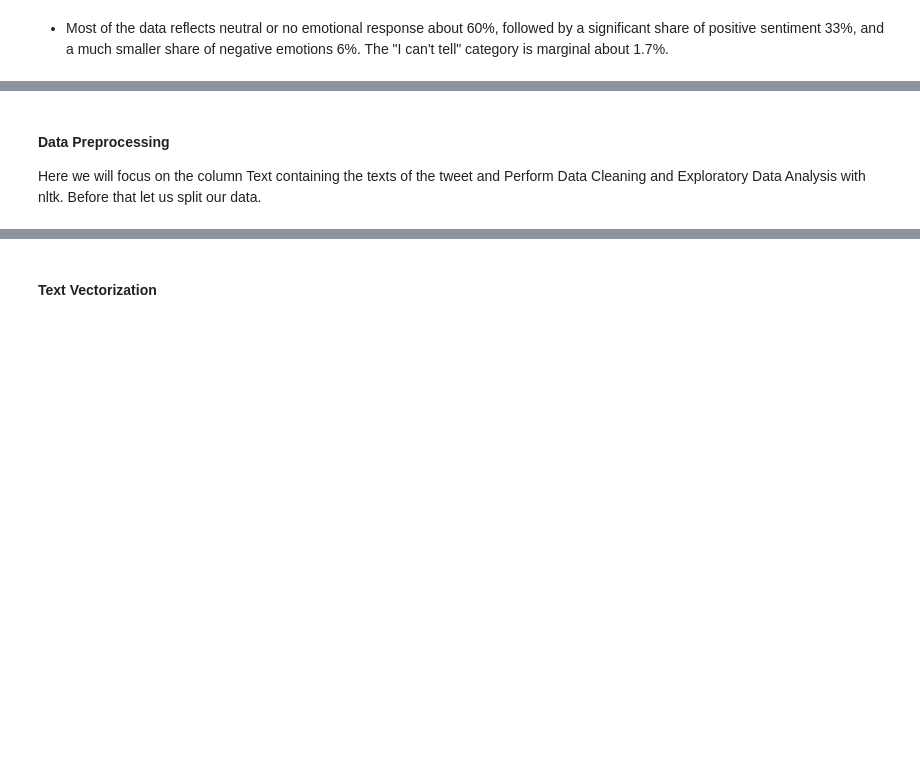
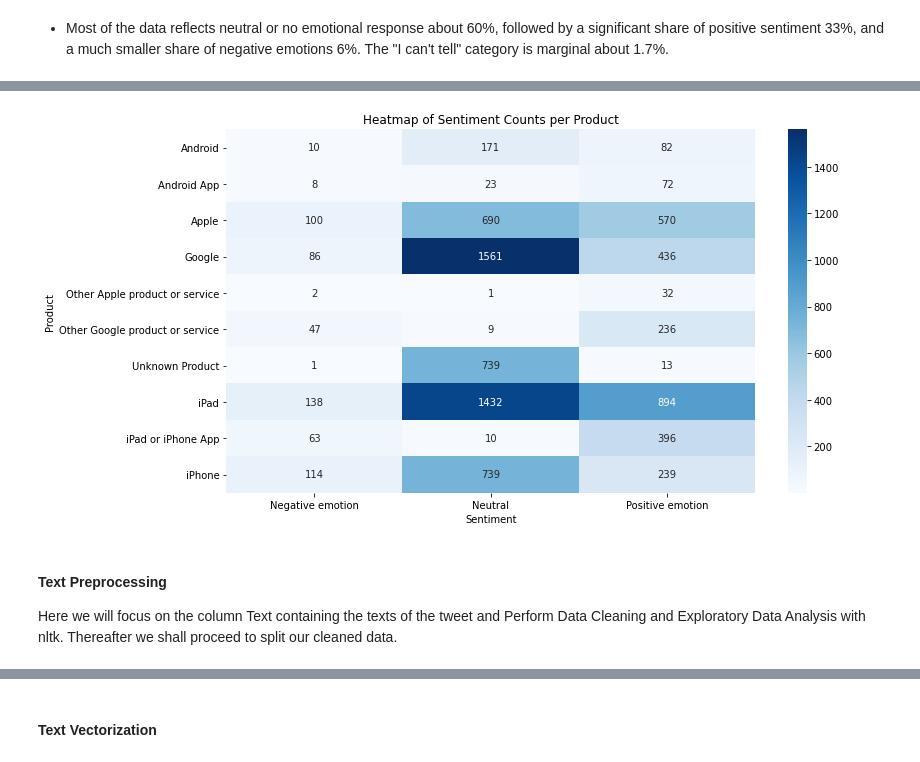
Before and after one commit to jgatharia/Phase_4_Project_, a Jupyter notebook: jenny.ipynb, the cells around one changed output, grey strips where cells are left out. Cells and saved outputs as stored; diff of their text form; code cells hidden in the pictures; blank space fills up the shorter version.

```diff
--- a/jenny.ipynb
+++ b/jenny.ipynb
@@ -271,3 +274,17 @@ Name: Product, dtype: int64
+# %%
+#Grouped the Product and Sentiments column in order to analyze the distribution of sentiments per product
+sentiment_counts = df_cleaned.groupby(['Product', 'Sentiment']).size().unstack(fill_value=0)
+
+# Plotting the heatmap
+plt.figure(figsize=(12, 6))
+sns.heatmap(sentiment_counts, annot=True, fmt='d', cmap='Blues', cbar=True)
+plt.title('Heatmap of Sentiment Counts per Product')
+plt.xlabel('Sentiment')
+plt.ylabel('Product')
+plt.tight_layout()
+plt.show()
+# %% [output]
+[figure, added]
 # %% [markdown]
-#### Data Preprocessing
-Here we will focus on the column Text containing the texts of the tweet and Perform Data Cleaning and Exploratory Data Analysis with nltk. Before that let us split our data.
+#### Text Preprocessing
+Here we will focus on the column Text containing the texts of the tweet and Perform Data Cleaning and Exploratory Data Analysis with nltk. Thereafter we shall proceed to split our cleaned data.
```
Also changed, not shown: parts of 30 cells of this notebook.
